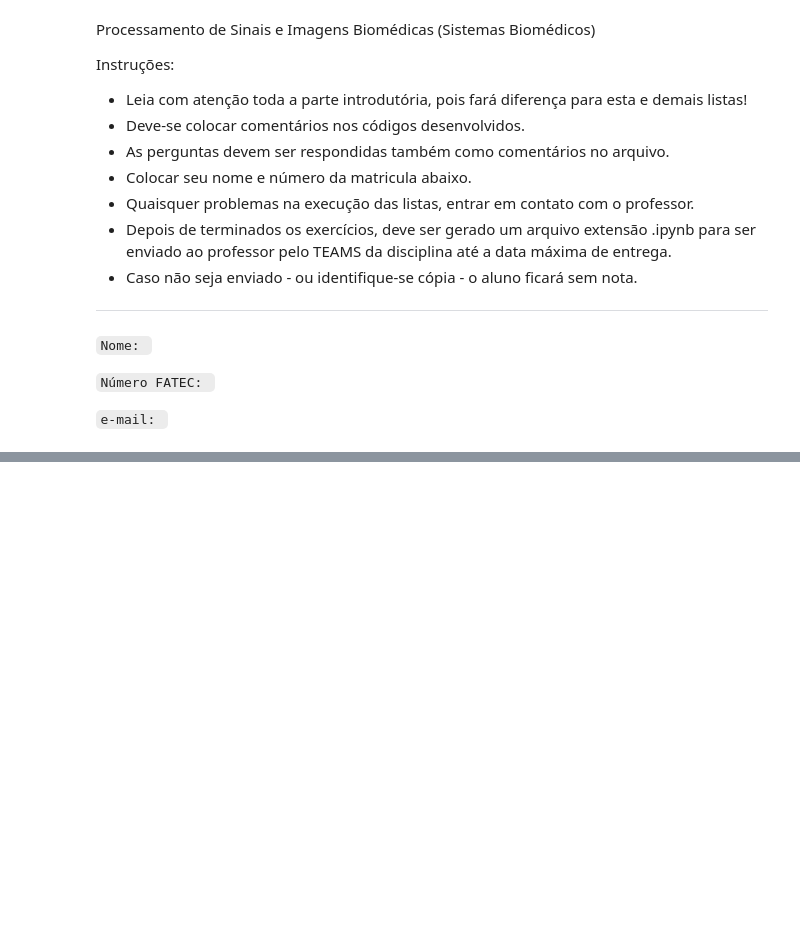
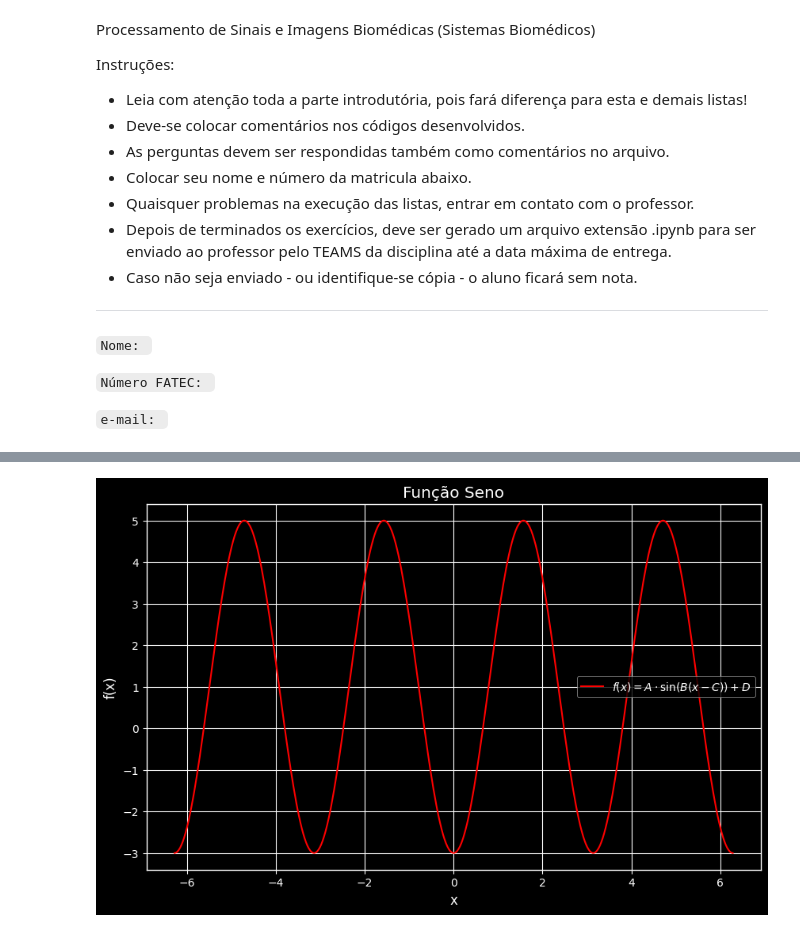
Before and after one commit to raphaelPinheiro26/Processamento-de-Sianis-e-Imagens-Biom-dicas, a Jupyter notebook: Aulas/Bibliotecas_Python.ipynb, the cells around one changed output, grey strips where cells are left out. Saved outputs shown, nothing was run; the diff lists cells and outputs as text; code cells hidden in the pictures; blank space fills up the shorter version.

```diff
--- a/Aulas/Bibliotecas_Python.ipynb
+++ b/Aulas/Bibliotecas_Python.ipynb
@@ -300,0 +566,29 @@ Escolha uma das funções do exercício anterior e faça as seguintes Transforma
+# %%
+import numpy as np
+import matplotlib.pyplot as plt
+
+# Parâmetros
+A = 4
+B = 2
+C = np.pi / 4
+D = 1
+
+# Função Seno
+def sine_function(x):
+    return A * np.sin(B * (x - C)) + D
+
+# Dados
+x = np.linspace(-2 * np.pi, 2 * np.pi, 400)
+y = sine_function(x)
+
+# Plot
+plt.figure(figsize=(10, 6))
+plt.plot(x, y, label=r'$f(x) = A \cdot \sin(B(x - C)) + D$', color='red')
+plt.title('Função Seno')
+plt.xlabel('x')
+plt.ylabel('f(x)')
+plt.grid(True)
+plt.legend()
+plt.show()
+# %% [output]
+[figure, added]
```
Also changed, not shown: parts of 58 cells of this notebook.
